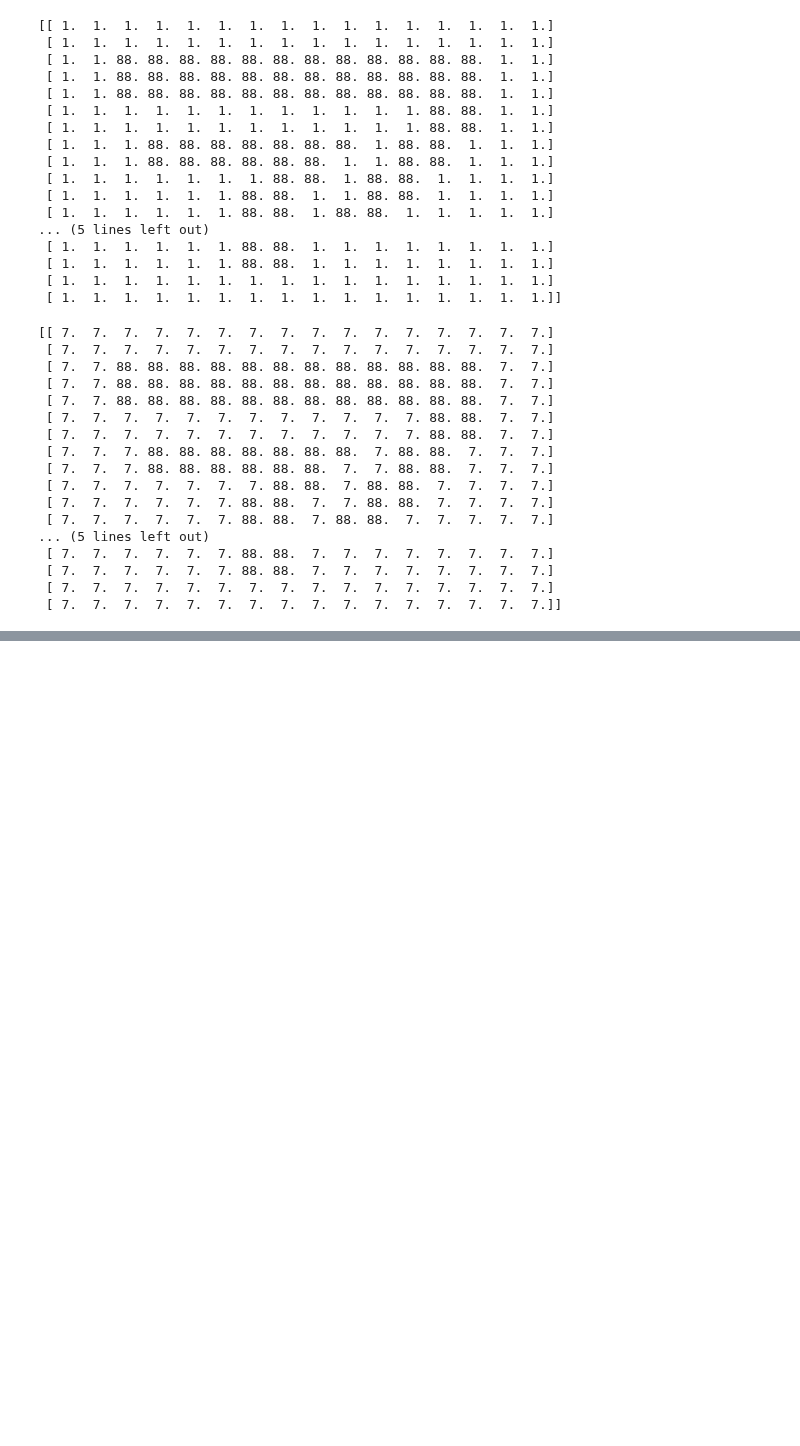
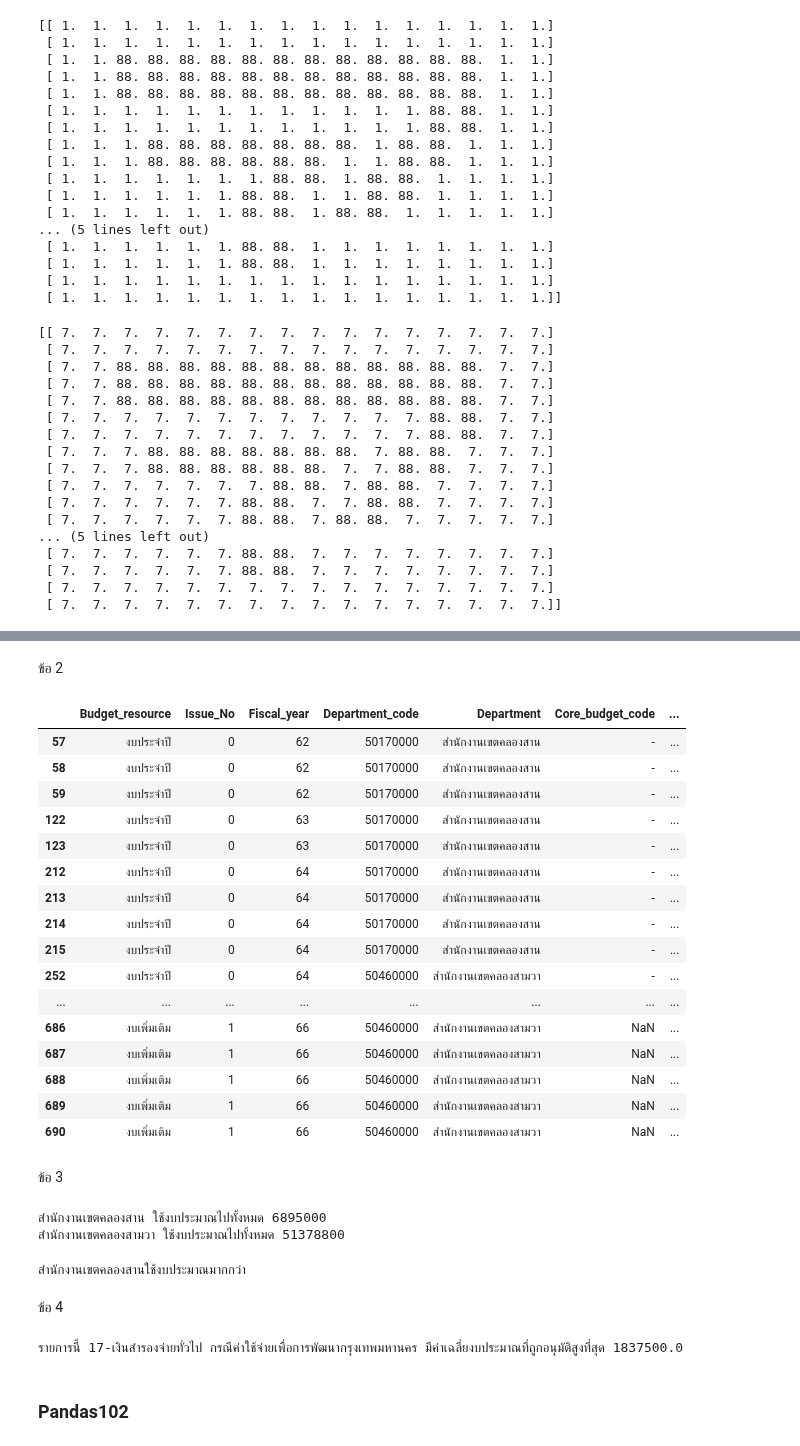
Before and after one commit to Thitiphorn267-3/python_dataviz2023, a Jupyter notebook: me.ipynb, the cells around one changed output, grey strips where cells are left out. Cells and saved outputs as stored; diff of their text form; code cells hidden in the pictures; blank space fills up the shorter version.

```diff
--- a/me.ipynb
+++ b/me.ipynb
@@ -214,0 +264,3 @@ def กก(x):
+# %%
+data1 = pd.read_csv('/content/drive/MyDrive/DataViz23Data/BKK.csv')
+data1.head()
@@ -214,0 +332,43 @@ def กก(x):
+# %% [markdown]
+ข้อ 2
+# %%
+data1[(data1['Department'] == 'สำนักงานเขตคลองสาน') | (data1['Department'] == 'สำนักงานเขตคลองสามวา')]
+# %% [output]
+|  | Budget_resource | Issue_No | Fiscal_year | Department_code | Department | Core_budget_code | ... |
+| 57 | งบประจำปี | 0 | 62 | 50170000 | สำนักงานเขตคลองสาน | - | ... |
+| 58 | งบประจำปี | 0 | 62 | 50170000 | สำนักงานเขตคลองสาน | - | ... |
+| 59 | งบประจำปี | 0 | 62 | 50170000 | สำนักงานเขตคลองสาน | - | ... |
+| 122 | งบประจำปี | 0 | 63 | 50170000 | สำนักงานเขตคลองสาน | - | ... |
+| 123 | งบประจำปี | 0 | 63 | 50170000 | สำนักงานเขตคลองสาน | - | ... |
+| 212 | งบประจำปี | 0 | 64 | 50170000 | สำนักงานเขตคลองสาน | - | ... |
+| 213 | งบประจำปี | 0 | 64 | 50170000 | สำนักงานเขตคลองสาน | - | ... |
+| 214 | งบประจำปี | 0 | 64 | 50170000 | สำนักงานเขตคลองสาน | - | ... |
+| 215 | งบประจำปี | 0 | 64 | 50170000 | สำนักงานเขตคลองสาน | - | ... |
+| 252 | งบประจำปี | 0 | 64 | 50460000 | สำนักงานเขตคลองสามวา | - | ... |
+| ... | ... | ... | ... | ... | ... | ... | ... |
+| 686 | งบเพิ่มเติม | 1 | 66 | 50460000 | สำนักงานเขตคลองสามวา | NaN | ... |
+| 687 | งบเพิ่มเติม | 1 | 66 | 50460000 | สำนักงานเขตคลองสามวา | NaN | ... |
+| 688 | งบเพิ่มเติม | 1 | 66 | 50460000 | สำนักงานเขตคลองสามวา | NaN | ... |
+| 689 | งบเพิ่มเติม | 1 | 66 | 50460000 | สำนักงานเขตคลองสามวา | NaN | ... |
+| 690 | งบเพิ่มเติม | 1 | 66 | 50460000 | สำนักงานเขตคลองสามวา | NaN | ... |
+# %% [markdown]
+ข้อ 3
+# %%
+data_2 = data1[(data1['Department'] == 'สำนักงานเขตคลองสาน')]
+data_3 = data_2['Approved_buget'].sum()
+print('สำนักงานเขตคลองสาน ใช้งบประมาณไปทั้งหมด', data_3) ,
+data_4 = data1[(data1['Department'] == 'สำนักงานเขตคลองสามวา')]
+data_5 = data_4['Approved_buget'].sum()
+print('สำนักงานเขตคลองสามวา ใช้งบประมาณไปทั้งหมด', data_5)
+# %% [output]
+สำนักงานเขตคลองสาน ใช้งบประมาณไปทั้งหมด 6895000
+สำนักงานเขตคลองสามวา ใช้งบประมาณไปทั้งหมด 51378800
+# %%
+if (data_3 < data_5):
+   print('สำนักงานเขตคลองสานใช้งบประมาณมากกว่า')
+elif (data_3 > data_5):
+   print('สำนักงานเขตคลองสามวาใช้งบประมาณมากว่า')
+# %% [output]
+สำนักงานเขตคลองสานใช้งบประมาณมากกว่า
+# %% [markdown]
+ข้อ 4
@@ -214,0 +388,11 @@ def กก(x):
+# %%
+if (CoreBudget_data1_12_MEAN > CoreBudget_data1_17_MEAN ) & (CoreBudget_data1_12_MEAN > CoreBudget_data1_28_MEAN ):
+  print(f'รายการนี้ {CoreBudget[2]} มีค่าเฉลี่ยงบประมาณที่ถูกอนุมัติสูงที่สุด {CoreBudget_data1_12_MEAN}')
+elif (CoreBudget_data1_17_MEAN > CoreBudget_data1_12_MEAN ) & (CoreBudget_data1_17_MEAN > CoreBudget_data1_28_MEAN ):
+  print(f'รายการนี้ {CoreBudget[0]} มีค่าเฉลี่ยงบประมาณที่ถูกอนุมัติสูงที่สุด {CoreBudget_data1_17_MEAN}')
+elif (CoreBudget_data1_28_MEAN > CoreBudget_data1_12_MEAN ) & (CoreBudget_data1_28_MEAN > CoreBudget_data1_17_MEAN ):
+  print(f'รายการนี้ {CoreBudget[1]} มีค่าเฉลี่ยงบประมาณที่ถูกอนุมัติสูงที่สุด {CoreBudget_data1_28_MEAN}')
+# %% [output]
+รายการนี้ 17-เงินสำรองจ่ายทั่วไป กรณีค่าใช้จ่ายเพื่อการพัฒนากรุงเทพมหานคร มีค่าเฉลี่ยงบประมาณที่ถูกอนุมัติสูงที่สุด 1837500.0
+# %% [markdown]
+### Pandas102
```
Also changed, not shown: parts of 34 cells of this notebook.
